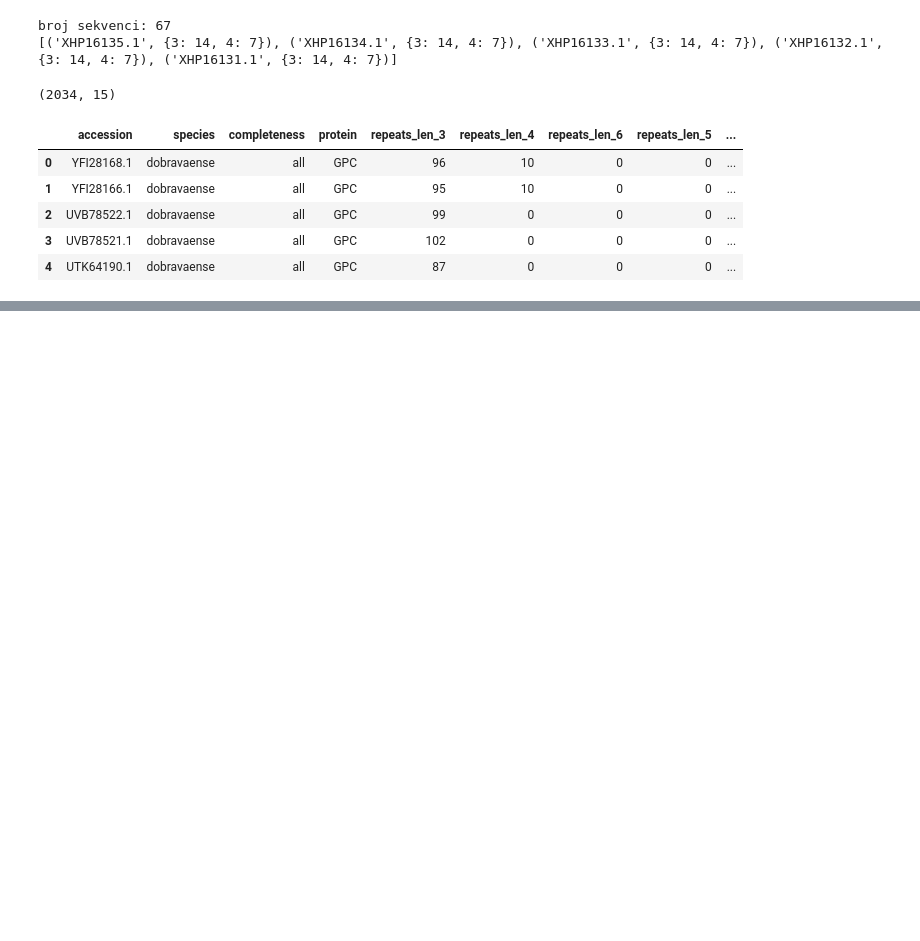
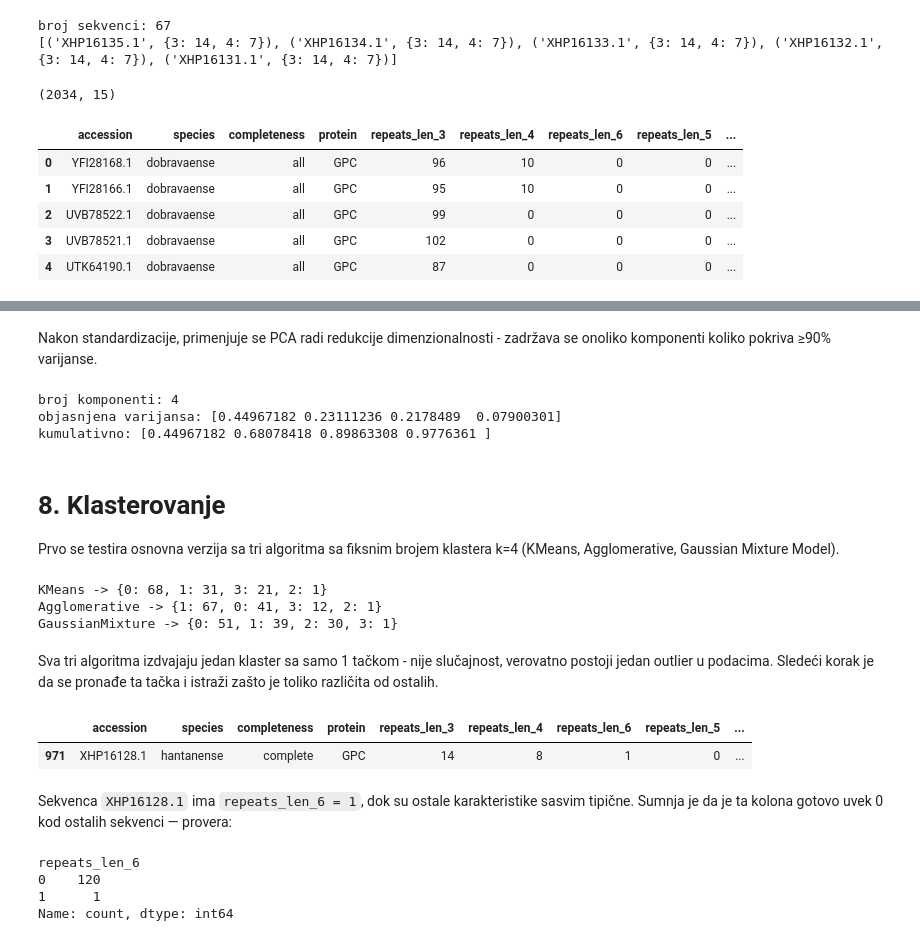
Before and after one commit to VladimirManda10/Hantavirus, a Jupyter notebook: notebook.ipynb, the cells around one changed output, grey strips where cells are left out. Saved outputs shown, nothing was run; the diff lists cells and outputs as text; code cells hidden in the pictures; blank space fills up the shorter version.

Commit message:
Sekcija 7-8: Priprema podataka (filter retkih kolona, PCA) i klasterovanje sa 5 algoritama

```diff
--- a/notebook.ipynb
+++ b/notebook.ipynb
@@ -626,0 +672,69 @@ feature_df.head()
+# %% [markdown]
+Nakon standardizacije, primenjuje se PCA radi redukcije dimenzionalnosti - zadržava se
+onoliko komponenti koliko pokriva ≥90% varijanse.
+# %%
+def apply_pca(X_scaled, n_components=None, variance_threshold=0.90):
+    if n_components is None:
+        pca_full = PCA()
+        pca_full.fit(X_scaled)
+        cum_var = pca_full.explained_variance_ratio_.cumsum()
+        n_components = (cum_var < variance_threshold).sum() + 1
+
+    pca = PCA(n_components=n_components, random_state=42)
+    X_pca = pca.fit_transform(X_scaled)
+    return X_pca, pca
+
+
+X_pca_gpc_complete, pca_model = apply_pca(X_gpc_complete)
+print("broj komponenti:", X_pca_gpc_complete.shape[1])
+print("objasnjena varijansa:", pca_model.explained_variance_ratio_)
+print("kumulativno:", pca_model.explained_variance_ratio_.cumsum())
+# %% [output]
+broj komponenti: 4
+objasnjena varijansa: [0.44967182 0.23111236 0.2178489  0.07900301]
+kumulativno: [0.44967182 0.68078418 0.89863308 0.9776361 ]
+# %% [markdown]
+# 8. Klasterovanje
+
+Prvo se testira osnovna verzija sa tri algoritma sa fiksnim brojem klastera k=4
+(KMeans, Agglomerative, Gaussian Mixture Model).
+# %%
+def run_clustering(X_pca, k=4):
+    results = {}
+    results["KMeans"] = KMeans(n_clusters=k, n_init=10, random_state=42).fit_predict(X_pca)
+    results["Agglomerative"] = AgglomerativeClustering(
+        n_clusters=k, linkage="ward"
+    ).fit_predict(X_pca)
+    results["GaussianMixture"] = GaussianMixture(
+        n_components=k, random_state=42, n_init=5
+    ).fit_predict(X_pca)
+    return results
+
+
+cluster_results = run_clustering(X_pca_gpc_complete)
+for name, labels in cluster_results.items():
+    print(name, "->", pd.Series(labels).value_counts().to_dict())
+# %% [output]
+KMeans -> {0: 68, 1: 31, 3: 21, 2: 1}
+Agglomerative -> {1: 67, 0: 41, 3: 12, 2: 1}
+GaussianMixture -> {0: 51, 1: 39, 2: 30, 3: 1}
+# %% [markdown]
+Sva tri algoritma izdvajaju jedan klaster sa samo 1 tačkom - nije slučajnost, verovatno
+postoji jedan outlier u podacima. Sledeći korak je da se pronađe ta tačka i istraži zašto
+je toliko različita od ostalih.
+# %%
+subset_gpc_complete["kmeans_label"] = cluster_results["KMeans"]
+subset_gpc_complete[subset_gpc_complete["kmeans_label"] == 2]
+# %% [output]
+|  | accession | species | completeness | protein | repeats_len_3 | repeats_len_4 | repeats_len_6 | repeats_len_5 | ... |
+| 971 | XHP16128.1 | hantanense | complete | GPC | 14 | 8 | 1 | 0 | ... |
+# %% [markdown]
+Sekvenca `XHP16128.1` ima `repeats_len_6 = 1`, dok su ostale karakteristike sasvim
+tipične. Sumnja je da je ta kolona gotovo uvek 0 kod ostalih sekvenci — provera:
+# %%
+subset_gpc_complete["repeats_len_6"].value_counts()
+# %% [output]
+repeats_len_6
+0    120
+1      1
+Name: count, dtype: int64
```
Also changed, not shown: parts of 21 cells of this notebook.
